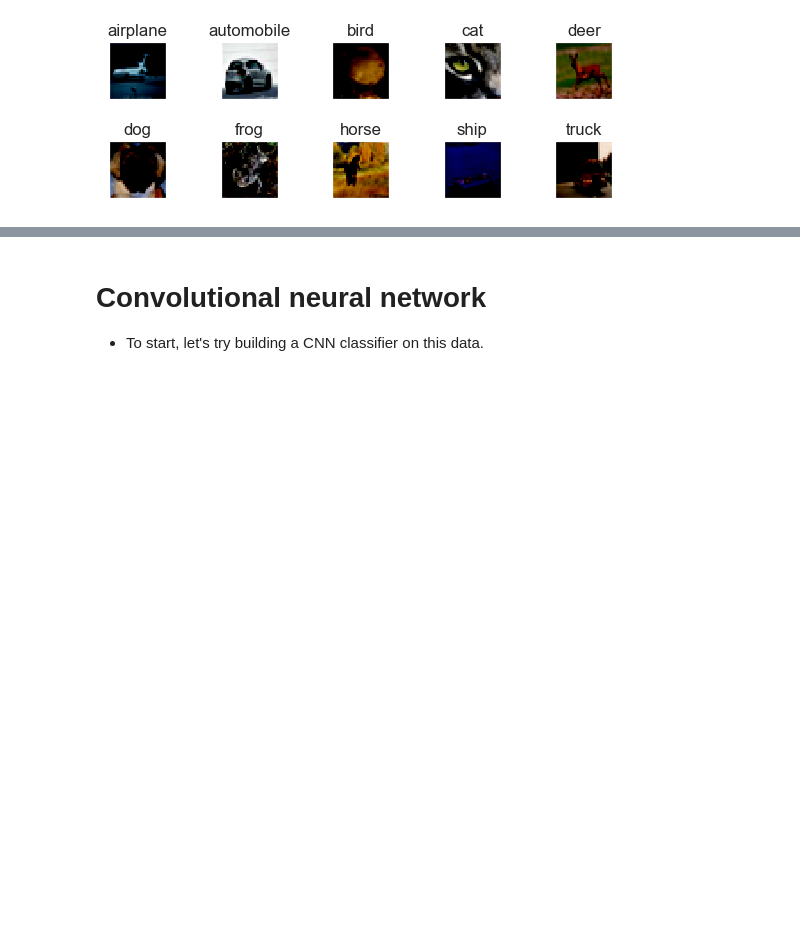
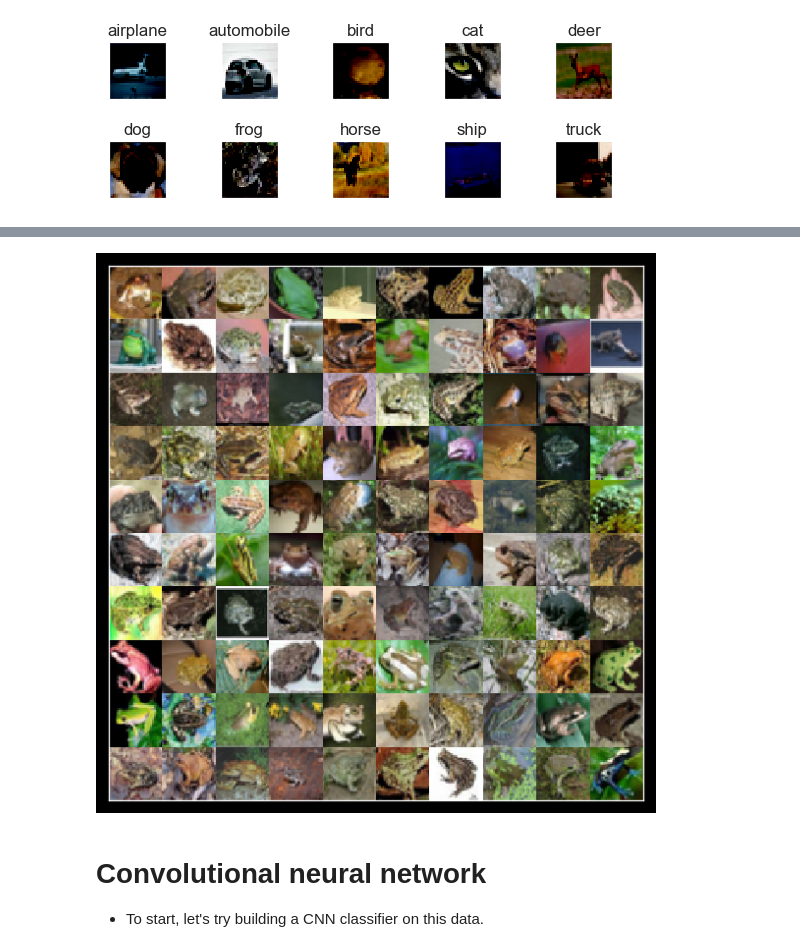
Before and after one commit to dokeeffe87/keras_examples, a Jupyter notebook: ConvNet_and_simple_GAN_examples.ipynb, the cells around one changed output, grey strips where cells are left out. Saved outputs shown, nothing was run; the diff lists cells and outputs as text; code cells hidden in the pictures; blank space fills up the shorter version.

```diff
--- a/ConvNet_and_simple_GAN_examples.ipynb
+++ b/ConvNet_and_simple_GAN_examples.ipynb
@@ -159,3 +165,28 @@ plt.show()
+# %%
+# Here's the frogs
+
+sample_side = 10
+im_size = 32
+
+frog_i,_ = np.where(y_train==6)
+frog_x = x_train[frog_i,...]
+frog_x = frog_x[:sample_side*sample_side]
+
+# Rescale images 0 - 255
+frog_x = (frog_x+1)/2
+
+frog_x = frog_x.reshape(sample_side,sample_side*im_size,im_size,3)
+frog_x = frog_x.transpose((0,2,1,3))
+frog_x = frog_x.reshape(sample_side*im_size,sample_side*im_size,3)
+frog_x = frog_x.transpose((1,0,2))
+
+figsize(10, 10)
+
+fig = imshow(frog_x)
+fig.axes.get_xaxis().set_visible(False)
+fig.axes.get_yaxis().set_visible(False)
+# %% [output]
+[figure, added]
 # %% [markdown]
 # Convolutional neural network
 * To start, let's try building a CNN classifier on this data.
```
Also changed, not shown: parts of 14 cells of this notebook.
